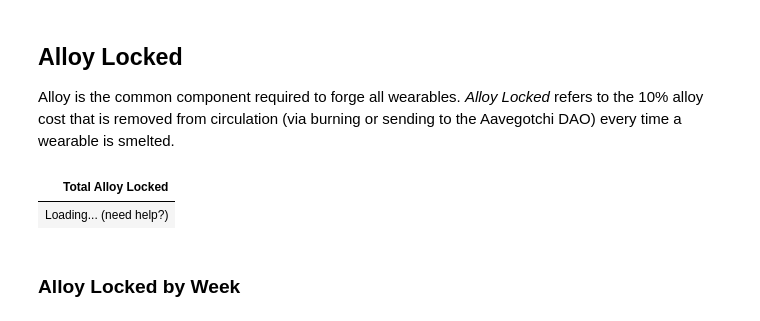
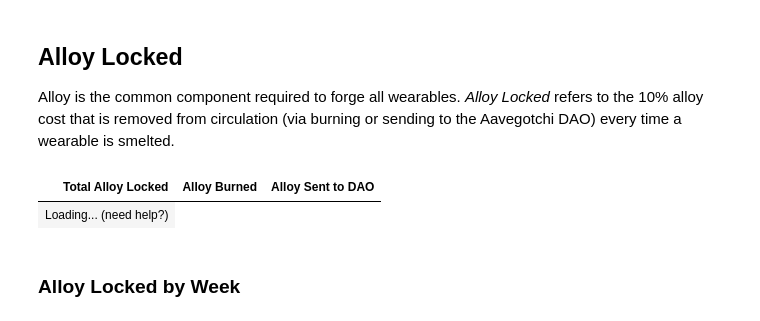
Before and after one commit to mikey-jay/aavegotchi-wearables-report, a Jupyter notebook: forge_alloy.ipynb, the cells around one changed output. Saved outputs shown, nothing was run; the diff lists cells and outputs as text; code cells hidden in the pictures.

Commit message:
add total alloy locked breakdown

```diff
--- a/forge_alloy.ipynb
+++ b/forge_alloy.ipynb
@@ -17,9 +17,11 @@ forge_activity_by_month = get_forge_activity_totals_by_column(forge_activity_df,
 Alloy is the common component required to forge all wearables. *Alloy Locked* refers to the 10% alloy cost that is removed from circulation (via burning or sending to the Aavegotchi DAO) every time a wearable is smelted.
 # %%
 total_forge_activity = pd.DataFrame(forge_activity_df.agg({'alloy_locked': 'sum'}), columns=["Total"]).T.rename(columns={'alloy_locked': 'Total Alloy Locked'})
+total_forge_activity['Alloy Burned'] = total_forge_activity['Total Alloy Locked'] * 0.5
+total_forge_activity['Alloy Sent to DAO'] = total_forge_activity['Total Alloy Locked'] * 0.5
 show_itable(total_forge_activity.reset_index(drop=True))
 # %% [output]
-| Total Alloy Locked |
+| Total Alloy Locked | Alloy Burned | Alloy Sent to DAO |
 | Loading... (need help?) |
 # %% [markdown]
 ### Alloy Locked by Week
```
Also changed, not shown: parts of 1 cell of this notebook.
